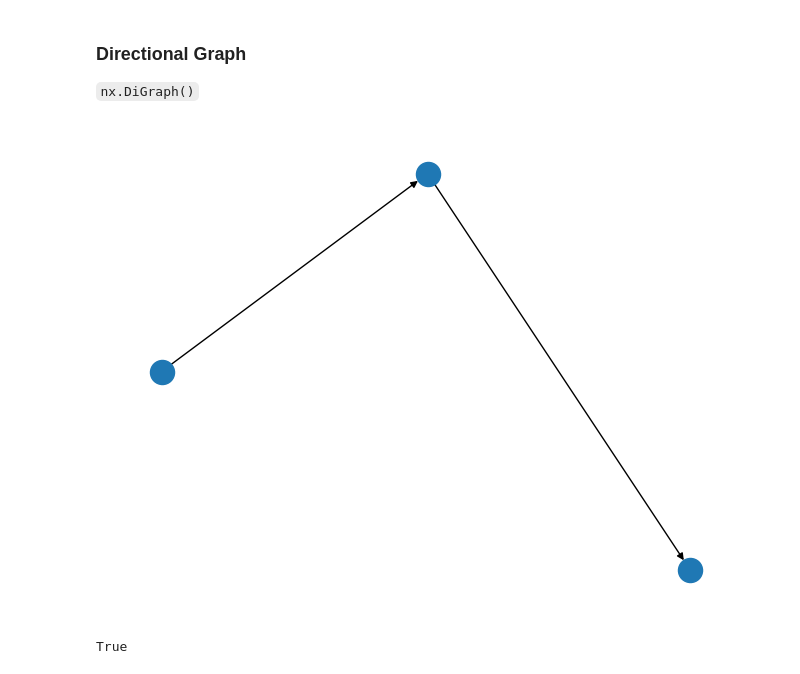
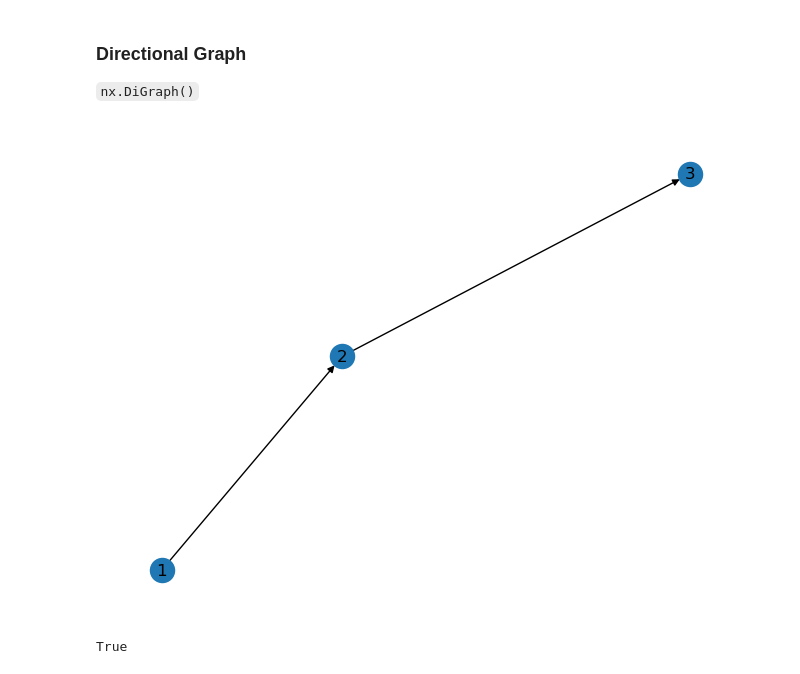
Before and after one commit to AmirJlr/Graph-Neural-Networks, a Jupyter notebook: 01/networkx.ipynb, the cells around one changed output. Saved outputs shown, nothing was run; the diff lists cells and outputs as text; code cells hidden in the pictures.

```diff
--- a/01/networkx.ipynb
+++ b/01/networkx.ipynb
@@ -114,11 +114,11 @@ Node : 5 is Neighbor with : [2]
 # %%
 di_graph = nx.DiGraph()
 
 di_graph.add_edges_from([(1, 2), (2, 3)])
 
-nx.draw(di_graph)
+nx.draw(di_graph, with_labels=True)
 # %% [output]
-[figure, old version]
+[figure, new version]
 # %%
 nx.is_directed(di_graph)
 # %% [output]
```
Also changed, not shown: parts of 6 cells of this notebook, 3 other files.
